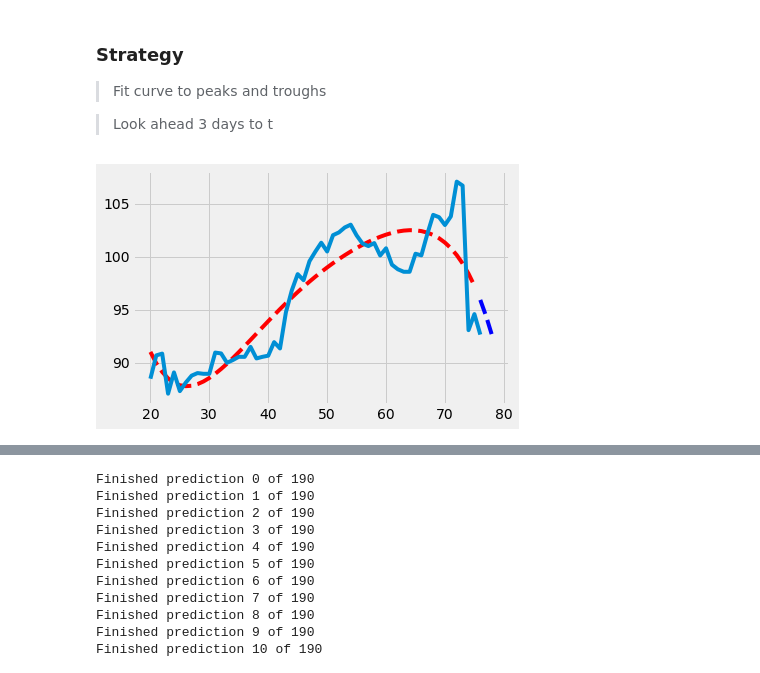
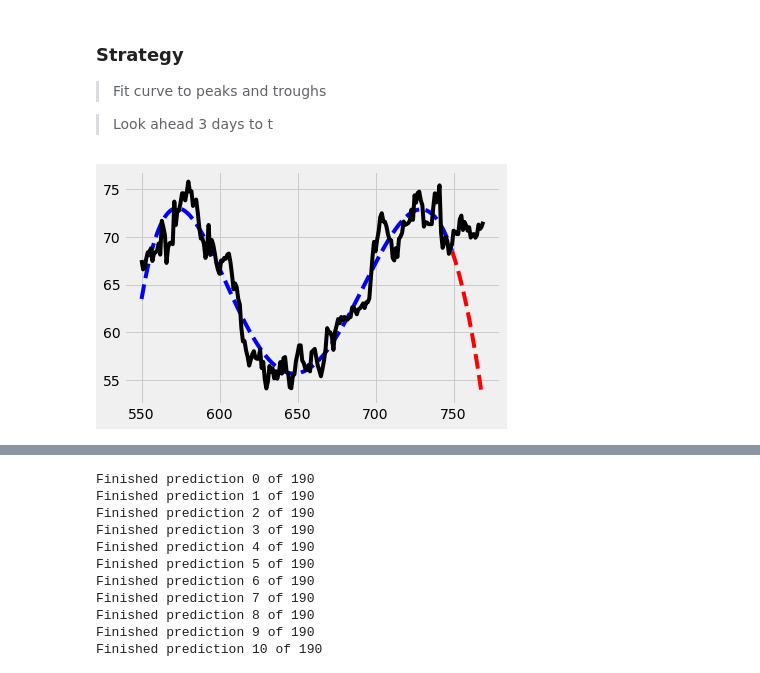
Before and after one commit to oscarwoodi/BHProj2Team1, a Jupyter notebook: Levels_.ipynb, the cells around one changed output, grey strips where cells are left out. Drawn from its saved outputs; the diff is of its cells as text; code cells hidden in the pictures.

Commit message:
added different fitted curves

```diff
--- a/Levels_.ipynb
+++ b/Levels_.ipynb
@@ -260,7 +260,7 @@ from scipy.optimize import curve_fit
 def objective(x, a, b, c, d, e, f):
     return (a * x) + (b * x**2) + (c * x**3) + (d * x**4) + (e * x**5) + f
 
-def fit_quad_curve(series, vision, span, option):
+def fit_pent_curve(series, vision, span, option):
 
     # series is the stock analysed - string
     # vision is how far ahead a predicition is made - integer
@@ -273,38 +273,38 @@ def fit_quad_curve(series, vision, span, option):
         data1 = df[series][span[0]:span[1]].reset_index()
 
     # choose the input and output variables
     x, y = data1.iloc[:,0], data1.iloc[:,1]
 
     # curve fit
     popt, _ = curve_fit(objective, x, y)
     # summarize the parameter values
     a, b, c, d, e, f = popt
 
     # define a sequence of inputs between the smallest and largest known inputs
-    x_line = arange(min(x), max(x), 1)
+    x_line = arange(min(x), max(x)+1, 1)
     # calculate the output for the range
     y_line = objective(x_line, a, b, c, d, e, f)
 
     # plotting predictions
     # define a sequence of inputs between the smallest and largest known inputs
     x_line_f = arange(max(x), max(x)+vision, 1)
     # calculate the output for the range
     y_line_f = objective(x_line_f, a, b, c, d, e, f)
 
     return x_line, y_line, x_line_f, y_line_f
 
 # calling function
 
 series = 'Series 7'
-vision = 3
-span1 = [20, 77]
+vision = 20
+span1 = [550, 750]
 
-[x_line, y_line, x_line_f, y_line_f] = fit_quad_curve(series, vision, span1, 1)
+[x_line, y_line, x_line_f, y_line_f] = fit_pent_curve(series, vision, span1, 1)
 
 # create a line plot for the mapping function
-plt.plot(x_line, y_line, '--', color='red')
-plt.plot(x_line_f, y_line_f, '--', color='blue')
-plt.plot(df[series][span1[0]:span1[1]])
+plt.plot(x_line, y_line, '--', color='blue')
+plt.plot(x_line_f, y_line_f, '--', color='red')
+plt.plot(df[series][span1[0]:span1[1]+vision], color='black')
 plt.show()
 # %% [output]
-[figure, old version]
+[figure, new version]
```
Also changed, not shown: parts of 9 cells of this notebook.
